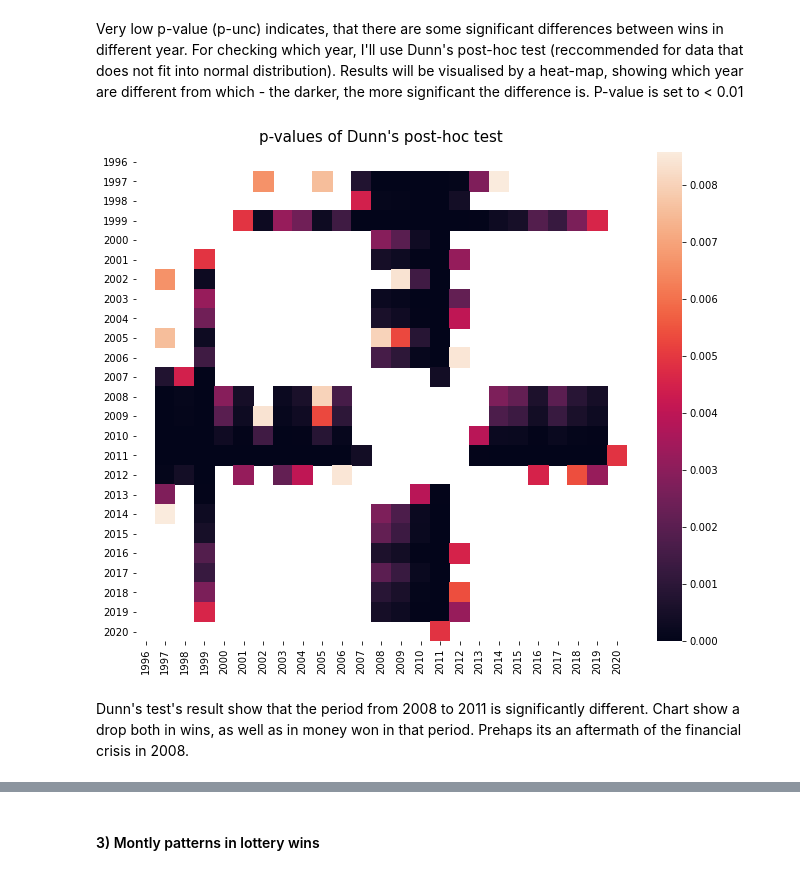
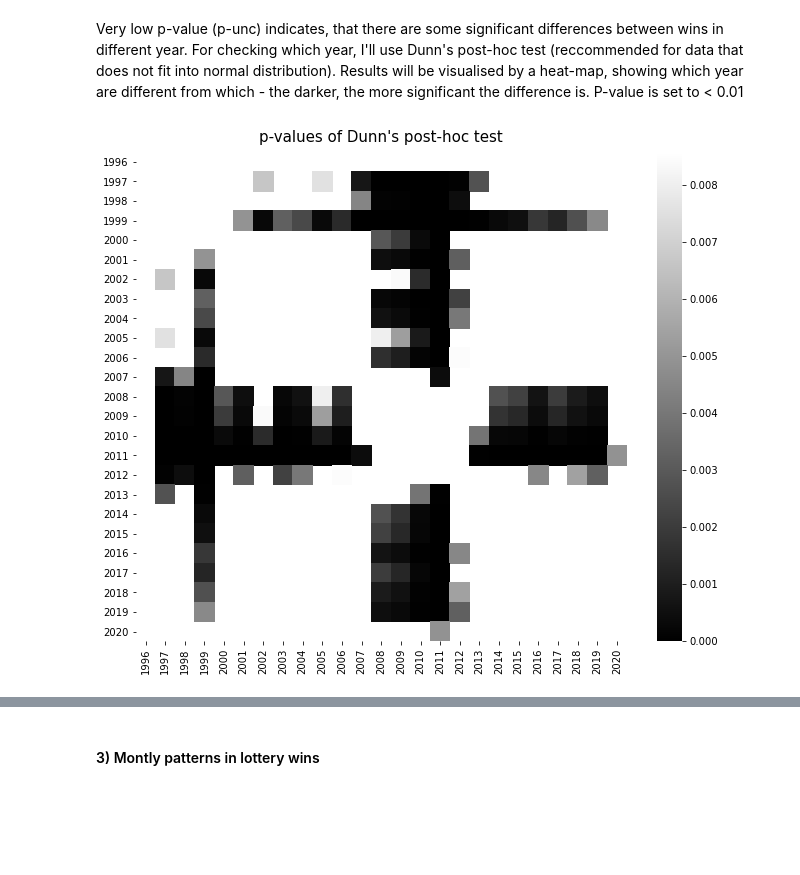
Before and after one commit to piotrsoczewka/Lotto, a Jupyter notebook: Data import and analysis.ipynb, the cells around one changed output, grey strips where cells are left out. Drawn from its saved outputs; the diff is of its cells as text; code cells hidden in the pictures; blank space fills up the shorter version.

```diff
--- a/Data import and analysis.ipynb
+++ b/Data import and analysis.ipynb
@@ -204,10 +206,8 @@ Very low p-value (p-unc) indicates, that there are some significant differences
 # %%
 dunn_result = scph.posthoc_dunn(a=lottery_data, val_col='lottery_prize', group_col='year')
 fig, ax = plt.subplots()
 fig.set_size_inches([11, 9])
 ax.set_title("p-values of Dunn's post-hoc test", fontsize=15, pad=10)
-ax = sns.heatmap(dunn_result[dunn_result < 0.01])
+ax = sns.heatmap(dunn_result[dunn_result < 0.01], cmap='binary_r')
 # %% [output]
-[figure, old version]
+[figure, new version]
-# %% [markdown]
-Dunn's test's result show that the period from 2008 to 2011 is significantly different. Chart show a drop both in wins, as well as in money won in that period. Prehaps its an aftermath of the financial crisis in 2008.
```
Also changed, not shown: parts of 3 cells of this notebook.
